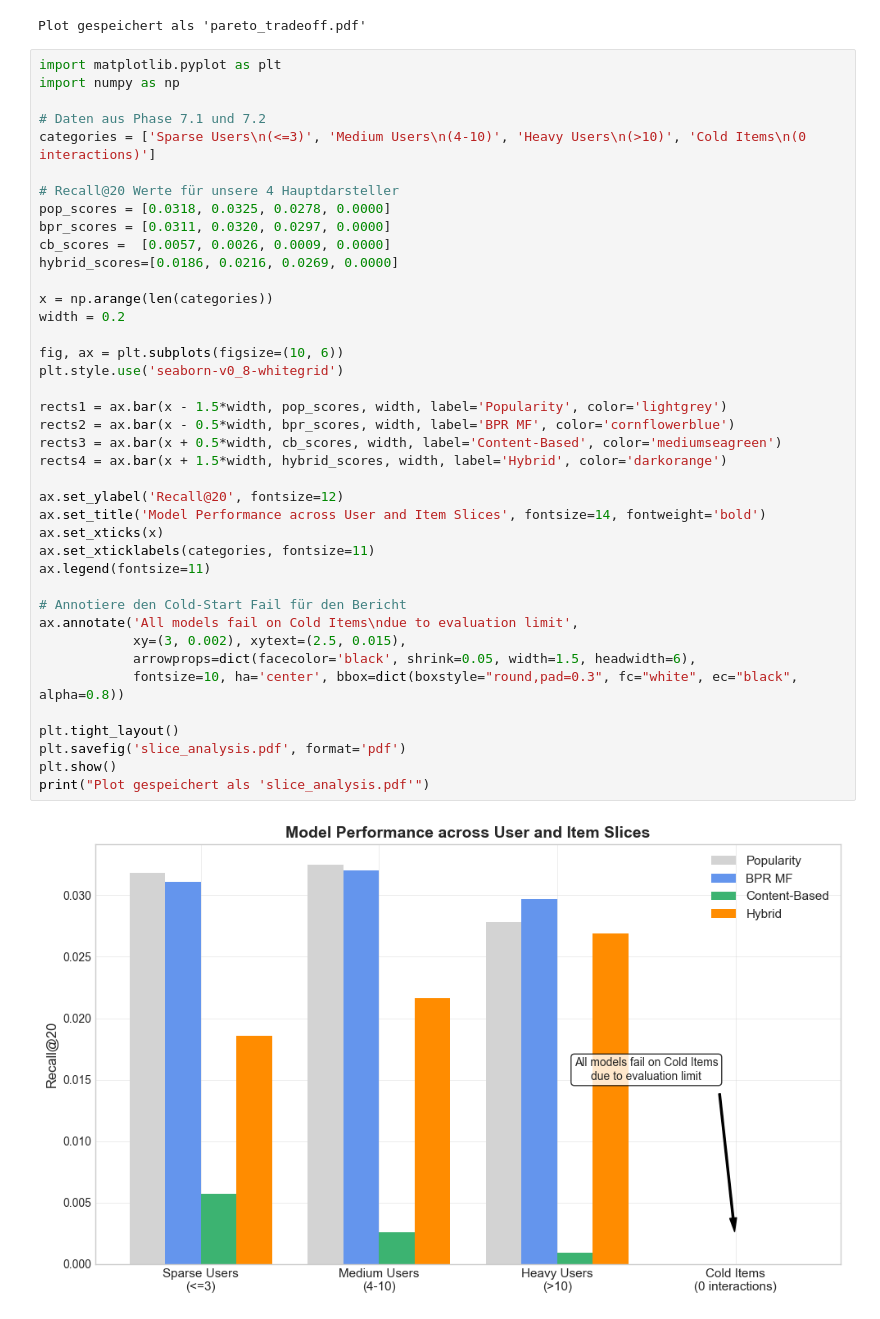
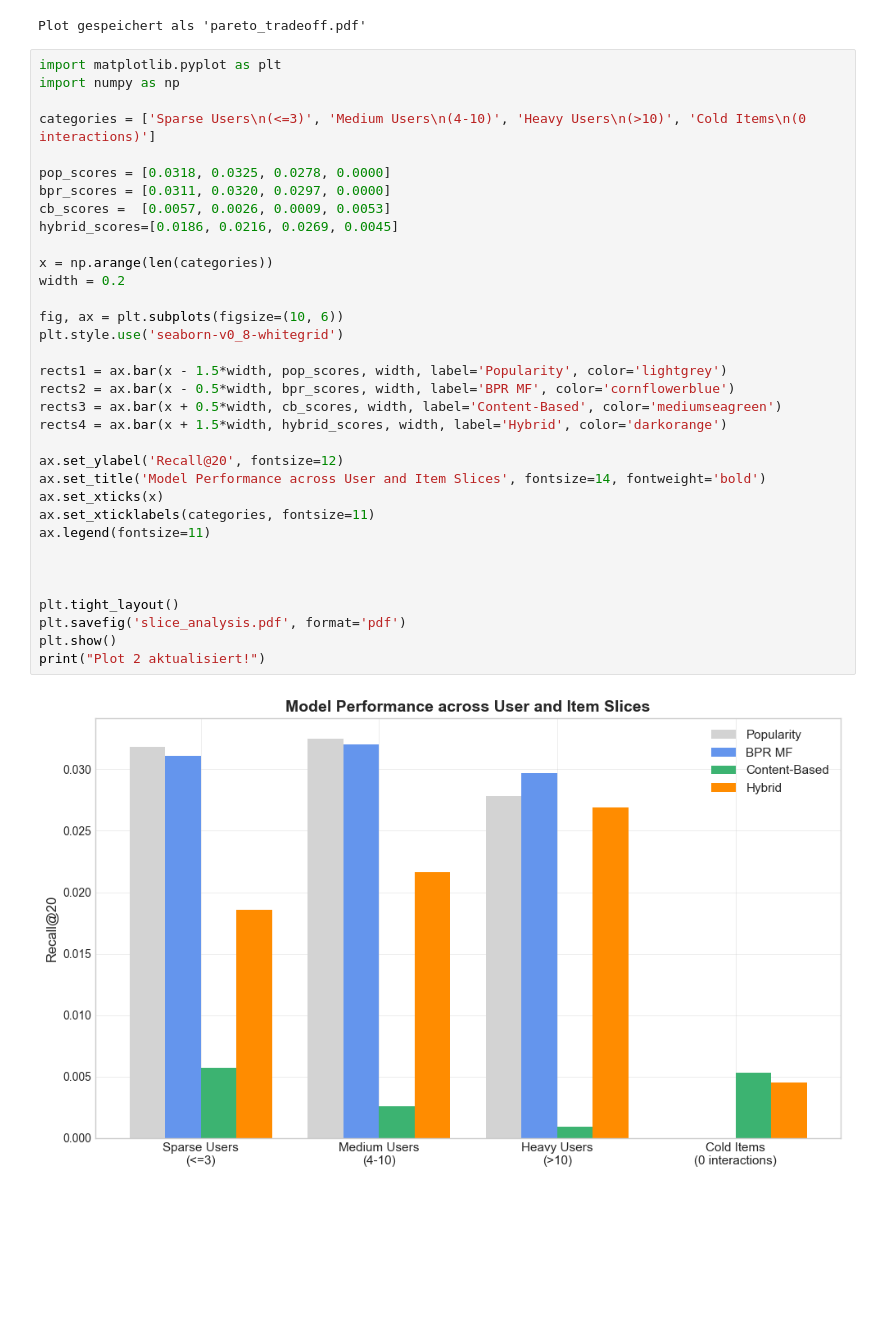
Before and after one commit to thukiy/recommended-systems, a Jupyter notebook: notebooks/04_visualizations.ipynb, the cells around one changed output. Drawn from its saved outputs; the diff is of its cells as text; blank space fills up the shorter version.

```diff
--- a/notebooks/04_visualizations.ipynb
+++ b/notebooks/04_visualizations.ipynb
@@ -47,41 +47,35 @@ Plot gespeichert als 'pareto_tradeoff.pdf'
 import matplotlib.pyplot as plt
 import numpy as np
 
-# Daten aus Phase 7.1 und 7.2
 categories = ['Sparse Users\n(<=3)', 'Medium Users\n(4-10)', 'Heavy Users\n(>10)', 'Cold Items\n(0 interactions)']
 
-# Recall@20 Werte für unsere 4 Hauptdarsteller
 pop_scores = [0.0318, 0.0325, 0.0278, 0.0000]
 bpr_scores = [0.0311, 0.0320, 0.0297, 0.0000]
-cb_scores =  [0.0057, 0.0026, 0.0009, 0.0000]
-hybrid_scores=[0.0186, 0.0216, 0.0269, 0.0000]
+cb_scores =  [0.0057, 0.0026, 0.0009, 0.0053]
+hybrid_scores=[0.0186, 0.0216, 0.0269, 0.0045]
 
 x = np.arange(len(categories))
 width = 0.2
 
 fig, ax = plt.subplots(figsize=(10, 6))
 plt.style.use('seaborn-v0_8-whitegrid')
 
 rects1 = ax.bar(x - 1.5*width, pop_scores, width, label='Popularity', color='lightgrey')
 rects2 = ax.bar(x - 0.5*width, bpr_scores, width, label='BPR MF', color='cornflowerblue')
 rects3 = ax.bar(x + 0.5*width, cb_scores, width, label='Content-Based', color='mediumseagreen')
 rects4 = ax.bar(x + 1.5*width, hybrid_scores, width, label='Hybrid', color='darkorange')
 
 ax.set_ylabel('Recall@20', fontsize=12)
 ax.set_title('Model Performance across User and Item Slices', fontsize=14, fontweight='bold')
 ax.set_xticks(x)
 ax.set_xticklabels(categories, fontsize=11)
 ax.legend(fontsize=11)
 
-# Annotiere den Cold-Start Fail für den Bericht
-ax.annotate('All models fail on Cold Items\ndue to evaluation limit',
-            xy=(3, 0.002), xytext=(2.5, 0.015),
-            arrowprops=dict(facecolor='black', shrink=0.05, width=1.5, headwidth=6),
-            fontsize=10, ha='center', bbox=dict(boxstyle="round,pad=0.3", fc="white", ec="black", alpha=0.8))
+
 
 plt.tight_layout()
 plt.savefig('slice_analysis.pdf', format='pdf')
 plt.show()
-print("Plot gespeichert als 'slice_analysis.pdf'")
+print("Plot 2 aktualisiert!")
 # %% [output]
-[figure, old version]
+[figure, new version]
```
Also changed, not shown: parts of 3 cells of this notebook, 5 other files.
